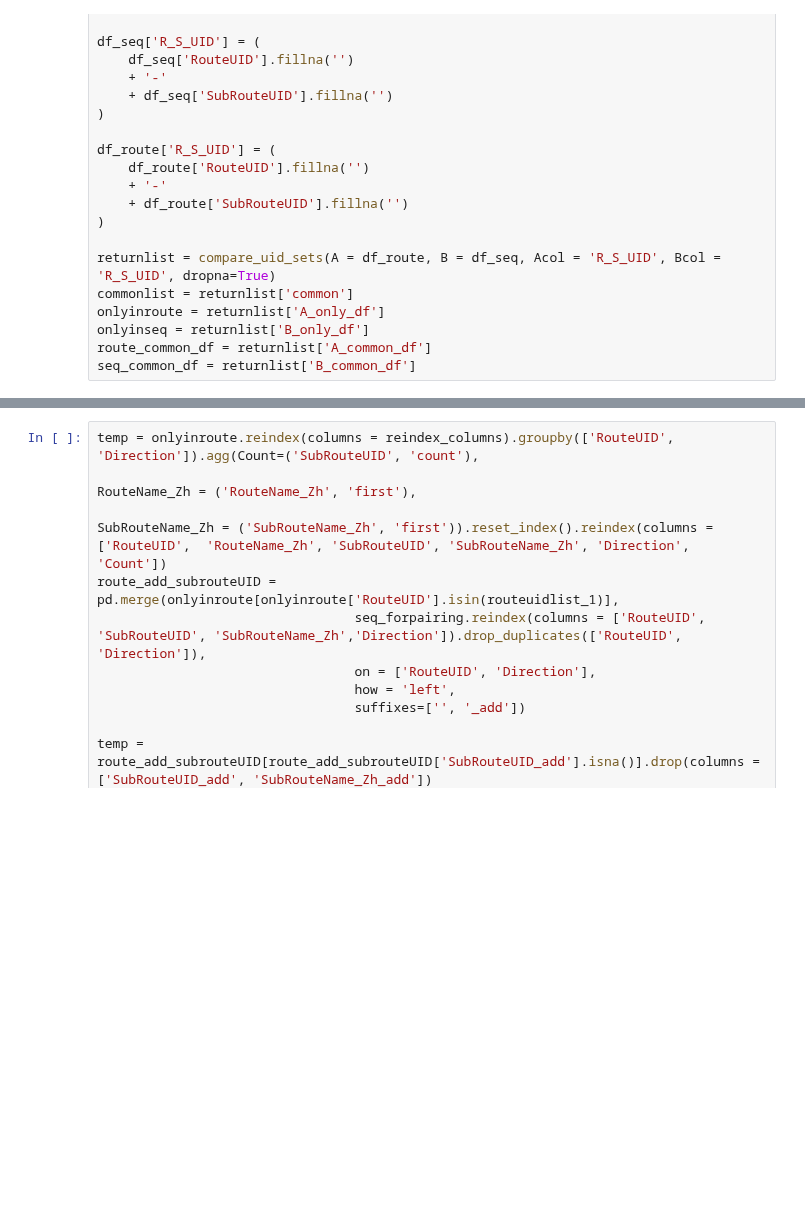
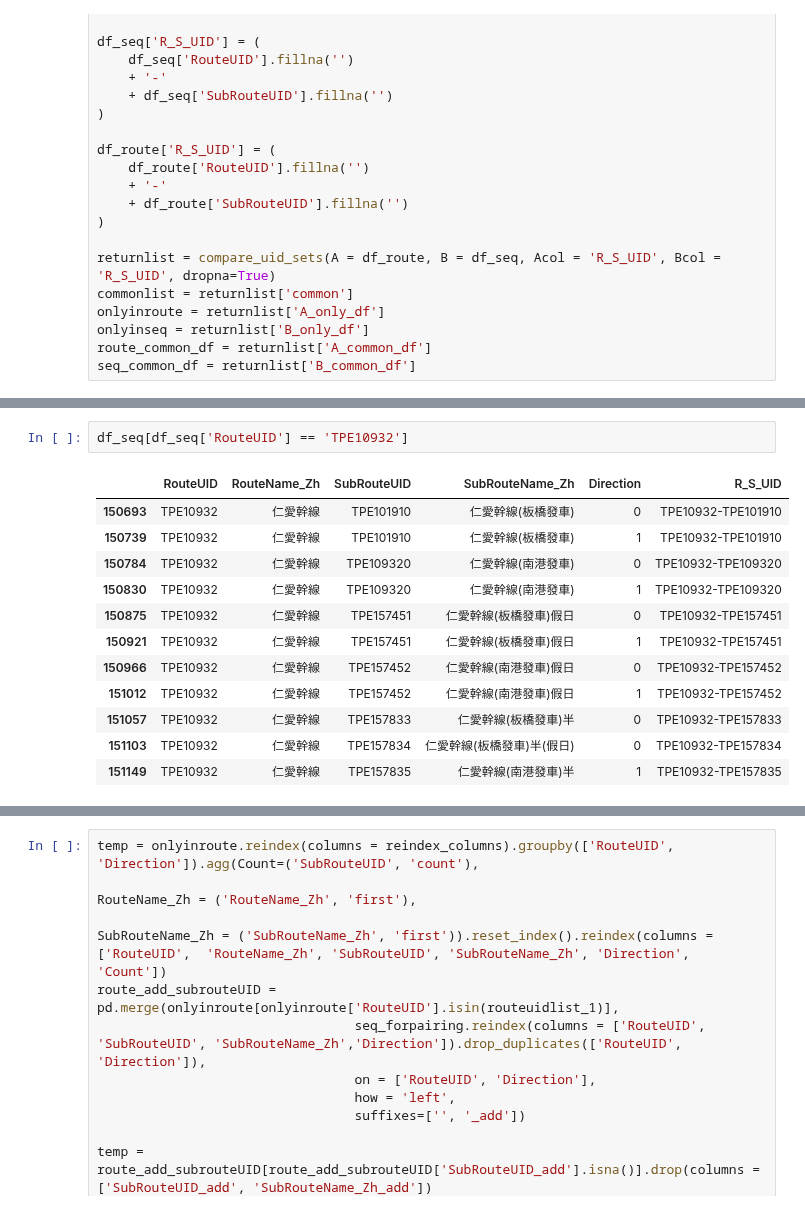
Before and after one commit to KaiChiehKJ/THI-6800-BusTicket, a Jupyter notebook: 02_公車路線shp拆分.ipynb, the cells around one changed output, grey strips where cells are left out. Cells and saved outputs as stored; diff of their text form; blank space fills up the shorter version.

```diff
--- a/02_公車路線shp拆分.ipynb
+++ b/02_公車路線shp拆分.ipynb
@@ -643 +588,16 @@ df_route[df_route['RouteUID'] == 'TPE17967']
+# %%
+df_seq[df_seq['RouteUID'] == 'TPE10932']
+# %% [output]
+|  | RouteUID | RouteName_Zh | SubRouteUID | SubRouteName_Zh | Direction | R_S_UID |
+| 150693 | TPE10932 | 仁愛幹線 | TPE101910 | 仁愛幹線(板橋發車) | 0 | TPE10932-TPE101910 |
+| 150739 | TPE10932 | 仁愛幹線 | TPE101910 | 仁愛幹線(板橋發車) | 1 | TPE10932-TPE101910 |
+| 150784 | TPE10932 | 仁愛幹線 | TPE109320 | 仁愛幹線(南港發車) | 0 | TPE10932-TPE109320 |
+| 150830 | TPE10932 | 仁愛幹線 | TPE109320 | 仁愛幹線(南港發車) | 1 | TPE10932-TPE109320 |
+| 150875 | TPE10932 | 仁愛幹線 | TPE157451 | 仁愛幹線(板橋發車)假日 | 0 | TPE10932-TPE157451 |
+| 150921 | TPE10932 | 仁愛幹線 | TPE157451 | 仁愛幹線(板橋發車)假日 | 1 | TPE10932-TPE157451 |
+| 150966 | TPE10932 | 仁愛幹線 | TPE157452 | 仁愛幹線(南港發車)假日 | 0 | TPE10932-TPE157452 |
+| 151012 | TPE10932 | 仁愛幹線 | TPE157452 | 仁愛幹線(南港發車)假日 | 1 | TPE10932-TPE157452 |
+| 151057 | TPE10932 | 仁愛幹線 | TPE157833 | 仁愛幹線(板橋發車)半 | 0 | TPE10932-TPE157833 |
+| 151103 | TPE10932 | 仁愛幹線 | TPE157834 | 仁愛幹線(板橋發車)半(假日) | 0 | TPE10932-TPE157834 |
+| 151149 | TPE10932 | 仁愛幹線 | TPE157835 | 仁愛幹線(南港發車)半 | 1 | TPE10932-TPE157835 |
 # %%
```
Also changed, not shown: parts of 12 cells of this notebook.
